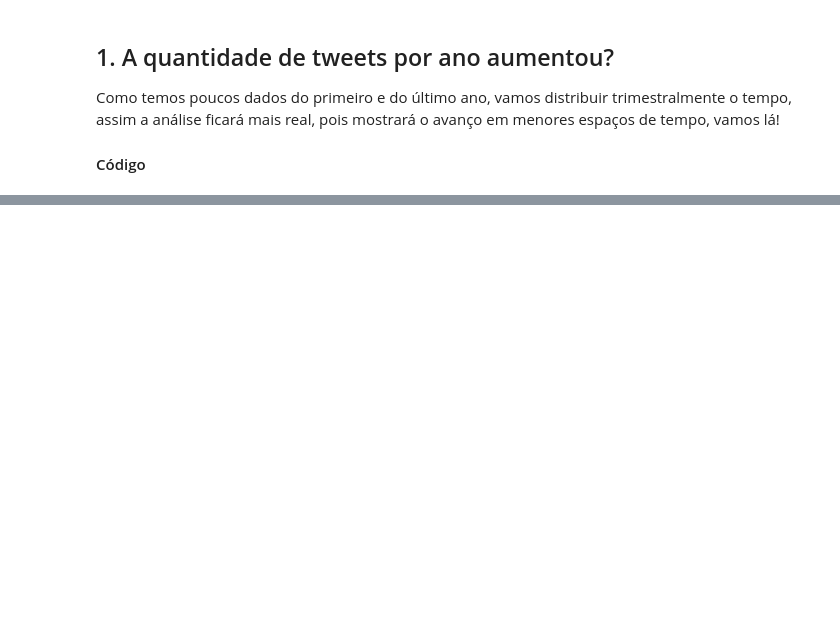
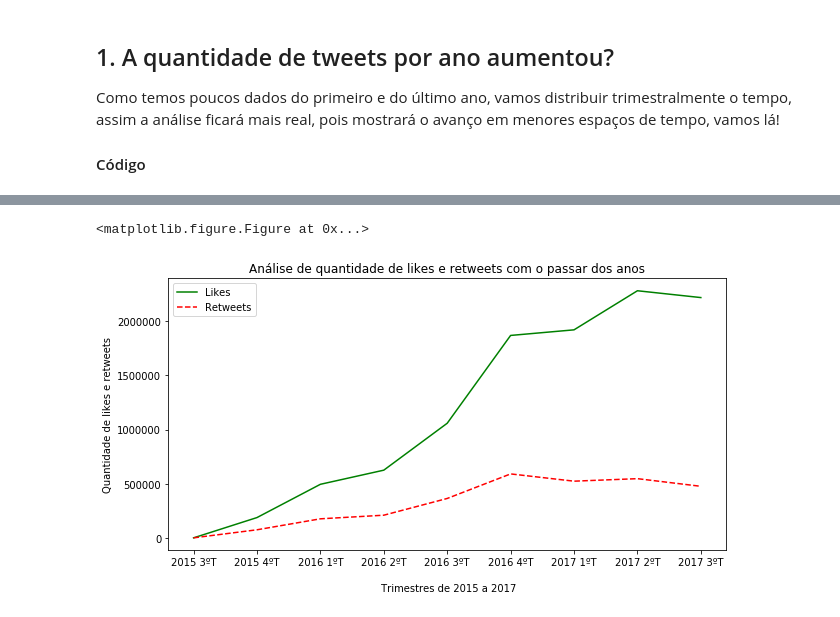
Before and after one commit to matheusbattisti/weratedogs_data_wrangling, a Jupyter notebook: wrangle_act.ipynb, the cells around one changed output, grey strips where cells are left out. Drawn from its saved outputs; the diff is of its cells as text; code cells hidden in the pictures; blank space fills up the shorter version.

Commit message:
finalizando análise

```diff
--- a/wrangle_act.ipynb
+++ b/wrangle_act.ipynb
@@ -845,0 +843,24 @@ df
+# %%
+# Quantidade de likes
+likes_qtd = [df2015_3['favorite_count'].sum(), df2015_4['favorite_count'].sum(), df2016_1['favorite_count'].sum(), df2016_2['favorite_count'].sum(), df2016_3['favorite_count'].sum(), df2016_4['favorite_count'].sum(), df2017_1['favorite_count'].sum(), df2017_2['favorite_count'].sum(), df2017_3['favorite_count'].sum()]
+# Quantidade de Retweets
+retweets_qtd = [df2015_3['retweet_count'].sum(), df2015_4['retweet_count'].sum(), df2016_1['retweet_count'].sum(), df2016_2['retweet_count'].sum(), df2016_3['retweet_count'].sum(), df2016_4['retweet_count'].sum(), df2017_1['retweet_count'].sum(), df2017_2['retweet_count'].sum(), df2017_3['retweet_count'].sum()]
+
+plt.figure(figsize=(10,5))
+
+# Formando o gráfico
+plt.figure(figsize=(10,5))
+plt.plot(likes_qtd, 'g-', retweets_qtd, 'r--')
+
+# Legenda
+plt.legend(['Likes', 'Retweets'])
+
+# Labels e titulo de gráfico
+plt.xticks(np.arange(9), ('2015 3ºT','2015 4ºT','2016 1ºT','2016 2ºT','2016 3ºT','2016 4ºT', '2017 1ºT','2017 2ºT','2017 3ºT'))
+plt.xlabel('\n Trimestres de 2015 a 2017')
+plt.ylabel('Quantidade de likes e retweets')
+plt.title('Análise de quantidade de likes e retweets com o passar dos anos')
+plt.show()
+# %% [output]
+<matplotlib.figure.Figure at 0x...>
+[figure, added]
```
Also changed, not shown: parts of 23 cells of this notebook.
